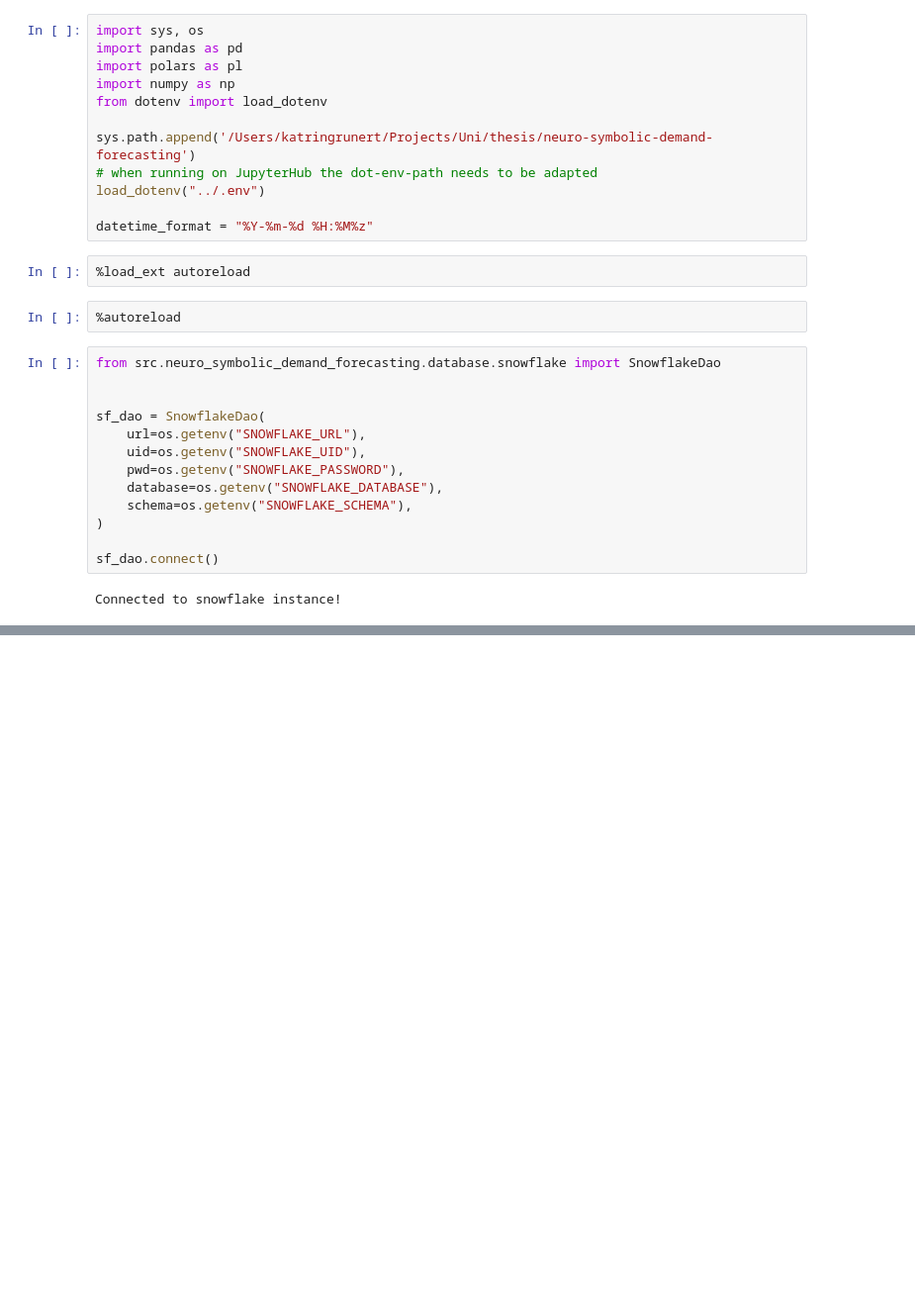
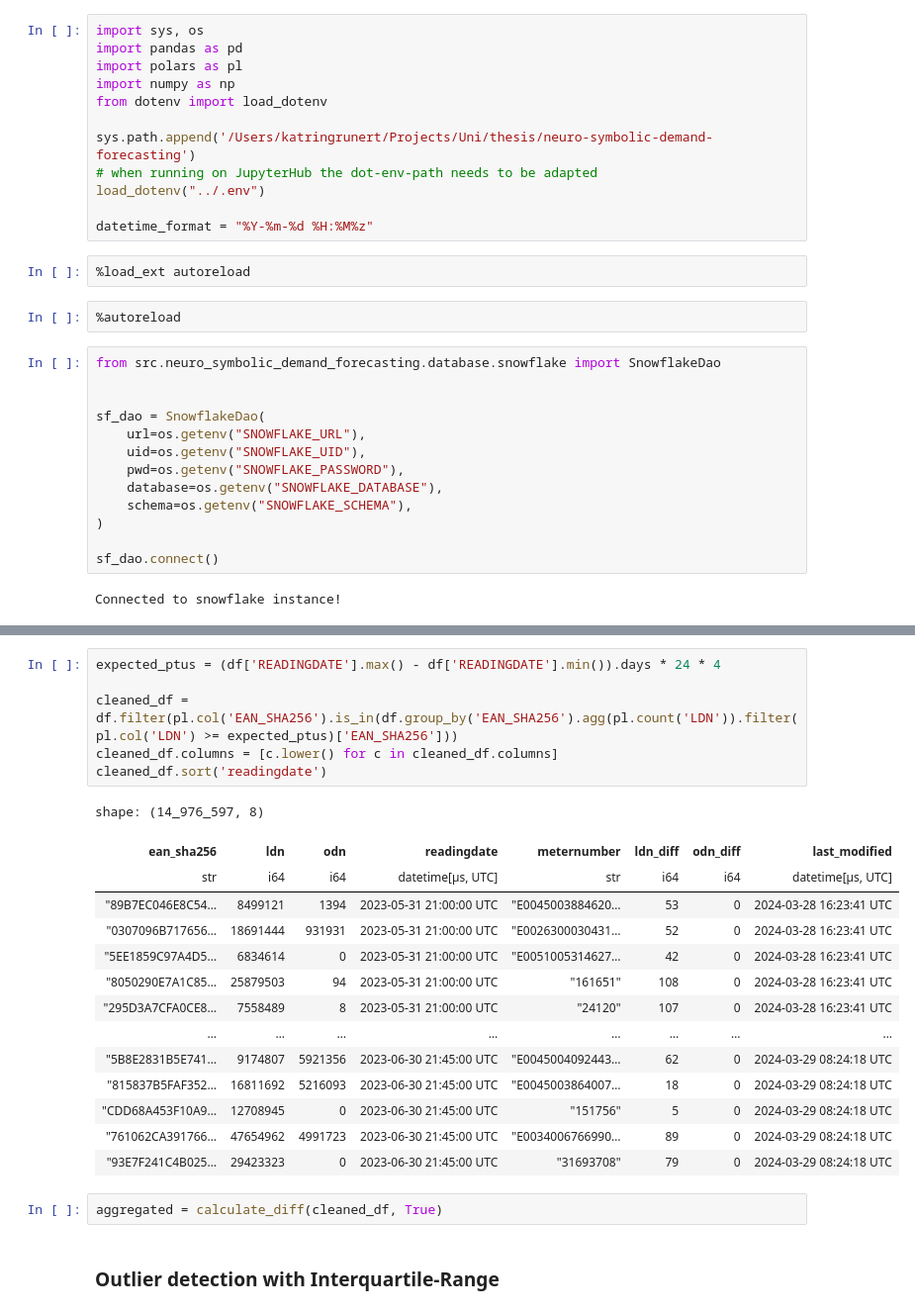
Before and after one commit to erewl/short-term-load-forecasting-with-domain-knowledge, a Jupyter notebook: notebooks/tft_example.ipynb, the cells around one changed output, grey strips where cells are left out. Shown at 99% size. Saved outputs shown, nothing was run; the diff lists cells and outputs as text; blank space fills up the shorter version.

```diff
--- a/notebooks/tft_example.ipynb
+++ b/notebooks/tft_example.ipynb
@@ -61,0 +243,25 @@ Executing query
+# %%
+expected_ptus = (df['READINGDATE'].max() - df['READINGDATE'].min()).days * 24 * 4
+
+cleaned_df = df.filter(pl.col('EAN_SHA256').is_in(df.group_by('EAN_SHA256').agg(pl.count('LDN')).filter(pl.col('LDN') >= expected_ptus)['EAN_SHA256']))
+cleaned_df.columns = [c.lower() for c in cleaned_df.columns]
+cleaned_df.sort('readingdate')
+# %% [output]
+shape: (14_976_597, 8)
+| ean_sha256 | ldn | odn | readingdate | meternumber | ldn_diff | odn_diff | last_modified |
+| str | i64 | i64 | datetime[μs, UTC] | str | i64 | i64 | datetime[μs, UTC] |
+| "89B7EC046E8C54… | 8499121 | 1394 | 2023-05-31 21:00:00 UTC | "E0045003884620… | 53 | 0 | 2024-03-28 16:23:41 UTC |
+| "0307096B717656… | 18691444 | 931931 | 2023-05-31 21:00:00 UTC | "E0026300030431… | 52 | 0 | 2024-03-28 16:23:41 UTC |
+| "5EE1859C97A4D5… | 6834614 | 0 | 2023-05-31 21:00:00 UTC | "E0051005314627… | 42 | 0 | 2024-03-28 16:23:41 UTC |
+| "8050290E7A1C85… | 25879503 | 94 | 2023-05-31 21:00:00 UTC | "161651" | 108 | 0 | 2024-03-28 16:23:41 UTC |
+| "295D3A7CFA0CE8… | 7558489 | 8 | 2023-05-31 21:00:00 UTC | "24120" | 107 | 0 | 2024-03-28 16:23:41 UTC |
+| … | … | … | … | … | … | … | … |
+| "5B8E2831B5E741… | 9174807 | 5921356 | 2023-06-30 21:45:00 UTC | "E0045004092443… | 62 | 0 | 2024-03-29 08:24:18 UTC |
+| "815837B5FAF352… | 16811692 | 5216093 | 2023-06-30 21:45:00 UTC | "E0045003864007… | 18 | 0 | 2024-03-29 08:24:18 UTC |
+| "CDD68A453F10A9… | 12708945 | 0 | 2023-06-30 21:45:00 UTC | "151756" | 5 | 0 | 2024-03-29 08:24:18 UTC |
+| "761062CA391766… | 47654962 | 4991723 | 2023-06-30 21:45:00 UTC | "E0034006766990… | 89 | 0 | 2024-03-29 08:24:18 UTC |
+| "93E7F241C4B025… | 29423323 | 0 | 2023-06-30 21:45:00 UTC | "31693708" | 79 | 0 | 2024-03-29 08:24:18 UTC |
+# %%
+aggregated = calculate_diff(cleaned_df, True)
+# %% [markdown]
+### Outlier detection with Interquartile-Range
```
Also changed, not shown: parts of 40 cells of this notebook, 1 other file.
